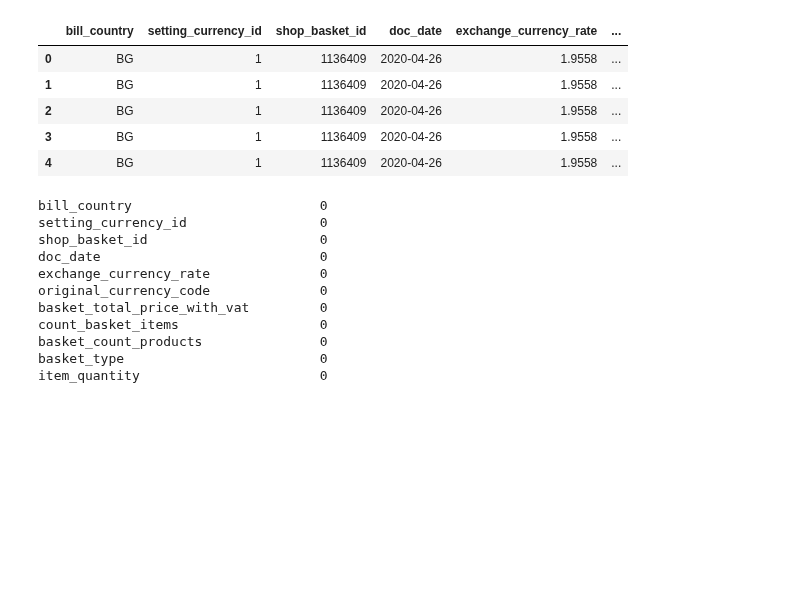
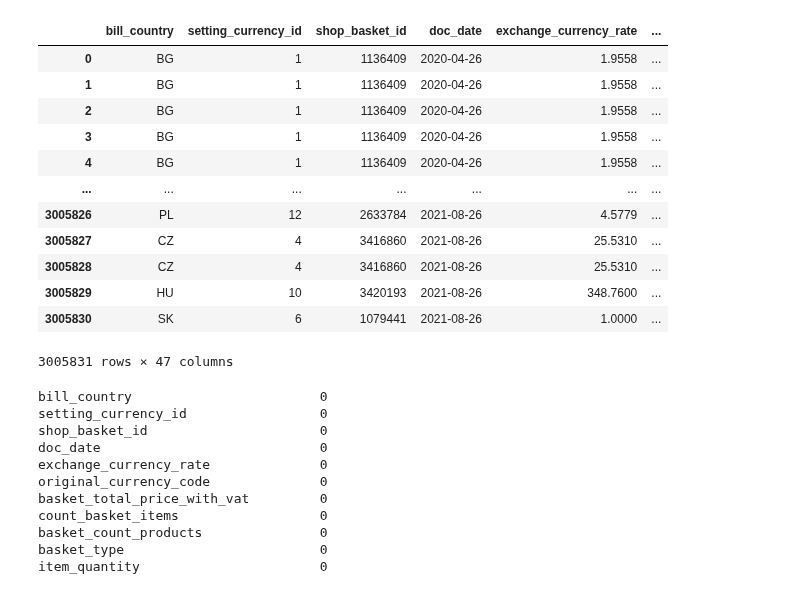
Before and after one commit to xSchon/BP, a Jupyter notebook: Preprocessing.ipynb, the cells around one changed output. Drawn from its saved outputs; the diff is of its cells as text; code cells hidden in the pictures; blank space fills up the shorter version.

```diff
--- a/Preprocessing.ipynb
+++ b/Preprocessing.ipynb
@@ -13,14 +13,21 @@ pd.set_option('display.max_columns', 60)
 # %%
 data =  pd.read_csv(DATA_PATH, sep=',', parse_dates=['doc_date'], low_memory=False)
 # %%
-data.head(5)
+data
 # %% [output]
 |  | bill_country | setting_currency_id | shop_basket_id | doc_date | exchange_currency_rate | ... |
 | 0 | BG | 1 | 1136409 | 2020-04-26 | 1.9558 | ... |
 | 1 | BG | 1 | 1136409 | 2020-04-26 | 1.9558 | ... |
 | 2 | BG | 1 | 1136409 | 2020-04-26 | 1.9558 | ... |
 | 3 | BG | 1 | 1136409 | 2020-04-26 | 1.9558 | ... |
 | 4 | BG | 1 | 1136409 | 2020-04-26 | 1.9558 | ... |
+| ... | ... | ... | ... | ... | ... | ... |
+| 3005826 | PL | 12 | 2633784 | 2021-08-26 | 4.5779 | ... |
+| 3005827 | CZ | 4 | 3416860 | 2021-08-26 | 25.5310 | ... |
+| 3005828 | CZ | 4 | 3416860 | 2021-08-26 | 25.5310 | ... |
+| 3005829 | HU | 10 | 3420193 | 2021-08-26 | 348.7600 | ... |
+| 3005830 | SK | 6 | 1079441 | 2021-08-26 | 1.0000 | ... |
+3005831 rows × 47 columns
 # %%
 data.isna().sum()
 # %% [output]
```
Also changed, not shown: parts of 20 cells of this notebook, 1 other file.
